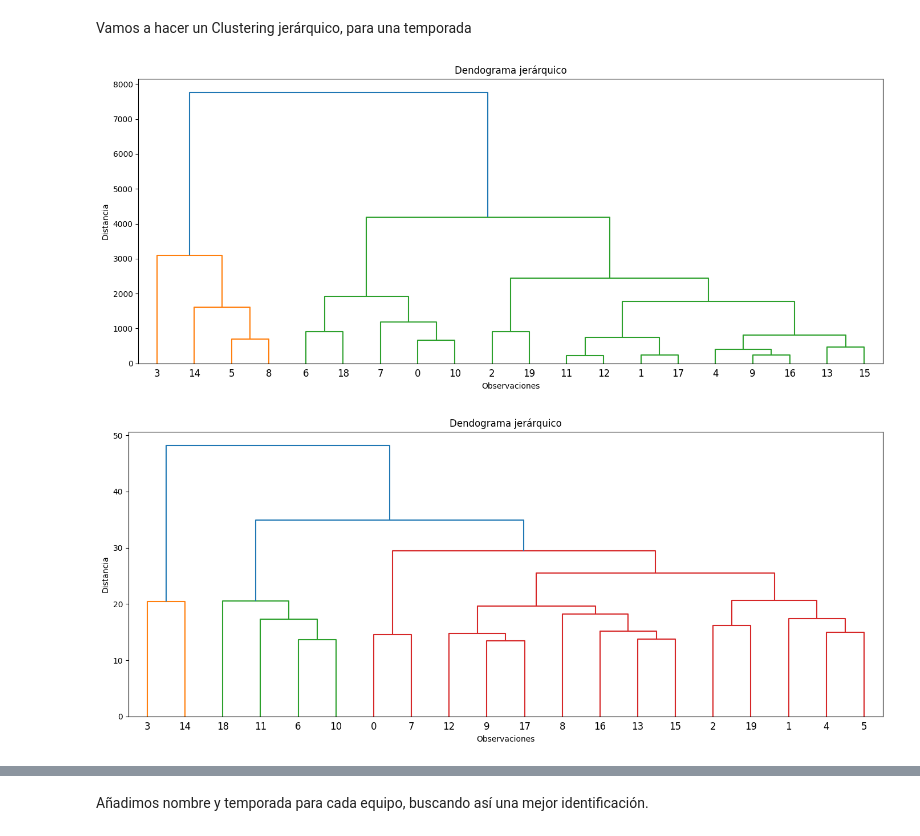
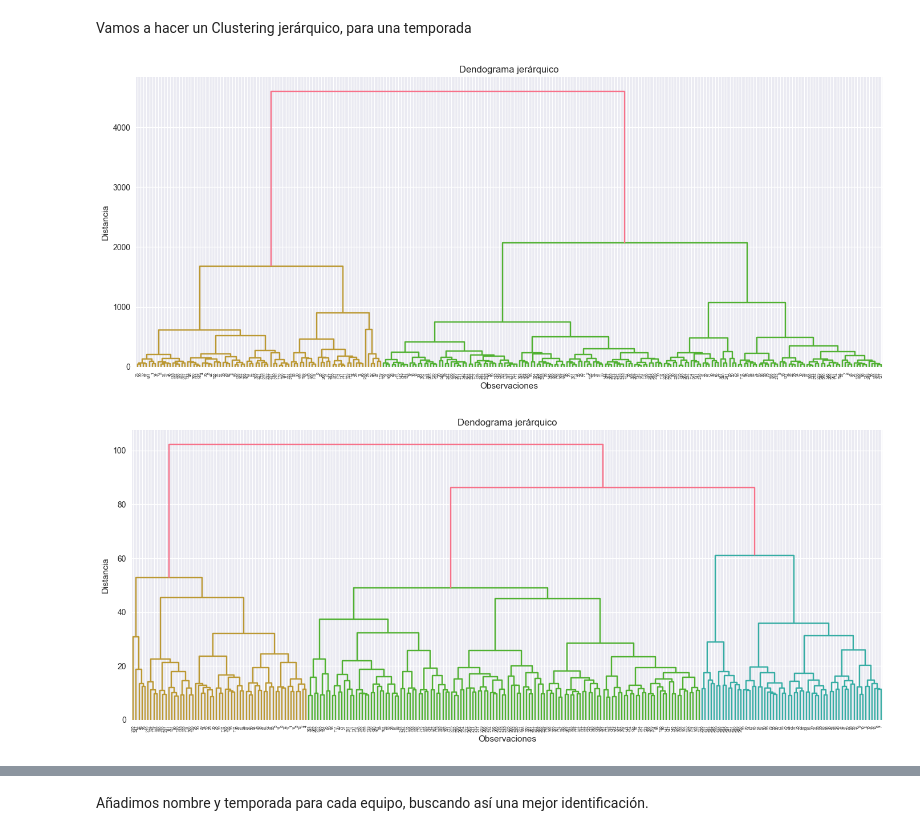
Before and after one commit to Adrianfyn/TFE, a Jupyter notebook: notebooks/cluster_jerarquico.ipynb, the cells around one changed output, grey strips where cells are left out. Cells and saved outputs as stored; diff of their text form; code cells hidden in the pictures.

```diff
--- a/notebooks/cluster_jerarquico.ipynb
+++ b/notebooks/cluster_jerarquico.ipynb
@@ -4,25 +4,36 @@ Vamos a hacer un Clustering jerárquico, para una temporada
 import pandas as pd
 import numpy as np
 from sklearn.preprocessing import StandardScaler
+from pathlib import Path
 
-def preparar_datos_para_clustering(df, columnas_excluir=None, divisor=38):
+def preparar_datos_para_clustering(df, columnas_excluir=None):
     """
     Prepara un DataFrame para clustering jerárquico:
     - Filtra numéricas
-    - Divide por un divisor (por defecto 38) Adaptar a la bundesliga
+    - Divide por el número de jornadas según la liga
     - Aplica StandardScaler
 
     Parámetros:
-    - df: DataFrame original
+    - df: DataFrame original con columna 'Liga'
     - columnas_excluir: lista de columnas a mantener fuera (ID, etiquetas)
-    - divisor: valor para normalizar (por defecto 38 partidos)
 
     Retorna:
     - df_escalado: array numpy listo para clustering
-    - df_filtrado: DataFrame escalado con índice original
+    - df_escalado_df: DataFrame escalado con índice original
+    - df_normalizado: DataFrame normalizado por jornadas
     """
     if columnas_excluir is None:
         columnas_excluir = []
+
+    # Diccionario de jornadas por liga
+    jornadas_por_liga = {
+        'Bundesliga': 34,
+        'Femenino': 30,
+        'La Liga': 38,
+        'Ligue 1': 34,  # Nota: Ligue 1 tiene 34 jornadas, no 38
+        'Premier League': 38,
+        'Serie A': 38
+    }
 
     # Separar columnas excluidas
     df_excluir = df[columnas_excluir] if columnas_excluir else pd.DataFrame(index=df.index)
@@ -30,14 +41,20 @@ def preparar_datos_para_clustering(df, columnas_excluir=None, divisor=38):
     # Seleccionar solo numéricas no excluidas
     df_numeric = df.select_dtypes(include=[np.number]).drop(columns=columnas_excluir, errors='ignore')
 
-    # Normalizar por divisor (por partido o por 90 minutos)
-    df_normalizado = df_numeric / divisor
+    # Normalizar por el número de jornadas según la liga
+    df_normalizado = df_numeric.astype(float).copy()
+
+    for liga, jornadas in jornadas_por_liga.items():
+        # Encontrar índices de equipos de esta liga
+        indices_liga = df[df['liga'] == liga].index
+        # Dividir las estadísticas por el número de jornadas
+        df_normalizado.loc[indices_liga] = df_numeric.loc[indices_liga] / jornadas
 
     # Escalar
     scaler = StandardScaler()
     df_escalado = scaler.fit_transform(df_normalizado)
 
-    # Convertimos a DataFrame si quieres conservar estructura
+    # Convertimos a DataFrame para conservar estructura
     df_escalado_df = pd.DataFrame(df_escalado, index=df.index, columns=df_normalizado.columns)
 
     return df_escalado, df_escalado_df, df_normalizado
@@ -61,14 +78,18 @@ def dendograma_jerarquico(X, metodo='ward', titulo='Dendograma jerárquico'):
     plt.show()
 # %%
 # Cargar datos
-df = pd.read_csv("../output/all_teams_all_metrics.csv")
-df = df[df['Season'] == '2024-2025']  # Filtrar por temporada específica
+# Ruta base = carpeta raíz del proyecto (padre de src/)
+# Ruta base = carpeta raíz del proyecto (ajústala según tu estructura)
+BASE_DIR = Path.cwd().parent  # Asume que el notebook está en src/ y la raíz es la carpeta padre
+INPUT_FILE = BASE_DIR / "output" / "Correlation" / "filtered_features.csv"
+
+df = pd.read_csv(INPUT_FILE)
 # Preprocesar (excluyendo columnas no numéricas o IDs)
-X, df_ready, X_90 = preparar_datos_para_clustering(df, columnas_excluir=["Squad", "Season"])
+X, df_ready, X_90 = preparar_datos_para_clustering(df)#, columnas_excluir=["Squad", "season"])
 
 # Mostrar dendrograma
 dendograma_jerarquico(X_90)
 dendograma_jerarquico(X)
 # %% [output]
-[figure, old version]
+[figure, new version]
-[figure, old version]
+[figure, new version]
```
Also changed, not shown: parts of 7 cells of this notebook, 8 other files.
